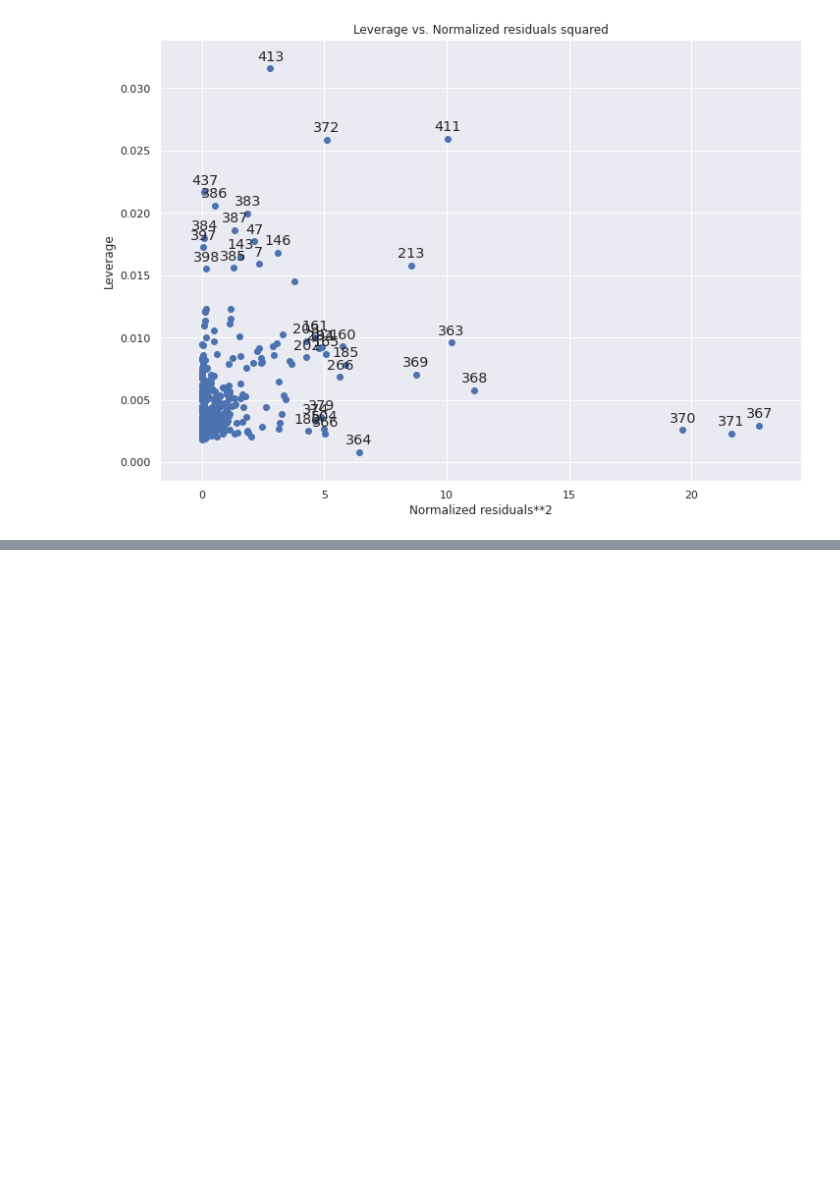
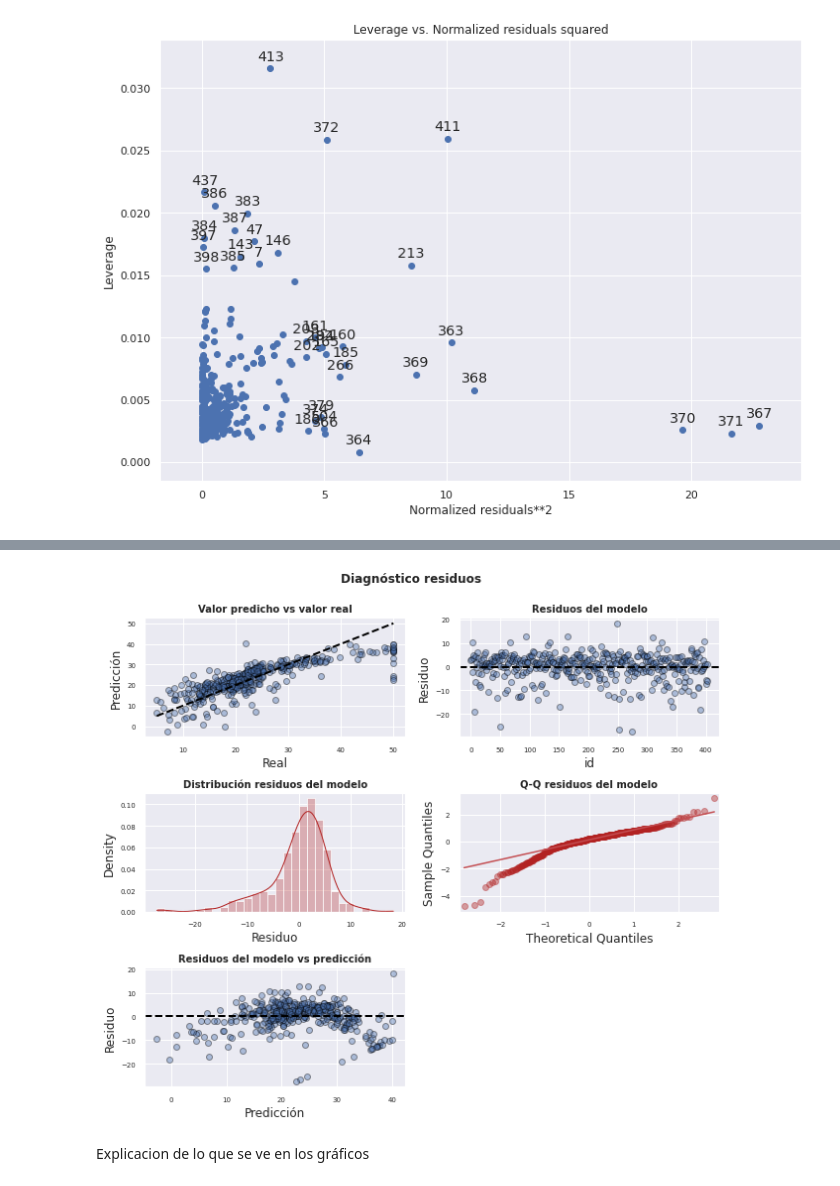
Before and after one commit to JMML2021/Tasca-M6-T01-ML_regressions-, a Jupyter notebook: Sprint_6_Algoritmes_d’aprenentatge_supervisat_Regressió.ipynb, the cells around one changed output, grey strips where cells are left out. Saved outputs shown, nothing was run; the diff lists cells and outputs as text; code cells hidden in the pictures; blank space fills up the shorter version.

```diff
--- a/Sprint_6_Algoritmes_d’aprenentatge_supervisat_Regressió.ipynb
+++ b/Sprint_6_Algoritmes_d’aprenentatge_supervisat_Regressió.ipynb
@@ -625,0 +540,16 @@ fig = plot_leverage_resid2(model, ax=ax)
+# %%
+# Error de test del modelo
+# ==============================================================================
+from sklearn.metrics import mean_squared_error
+
+X_test1 = sm.add_constant(X_test, prepend=True)
+predicciones = modelo.predict(X_test)
+rmse = mean_squared_error(
+        y_true  = Y_test,
+        y_pred  = predicciones,
+        squared = False
+       )
+rmse=round(rmse,2)
+print("")
+print(f"El error (rmse) de test es: {rmse}")
+print()
@@ -625,0 +705,8 @@ fig = plot_leverage_resid2(model, ax=ax)
+# %%
+# LLamo a la subrutina de grafico de los residuos
+
+analisisGraficoResiduos(Y_train, prediccion_train)
+# %% [output]
+[figure, added]
+# %% [markdown]
+Explicacion de lo que se ve en los gráficos
```
Also changed, not shown: parts of 35 cells of this notebook.
